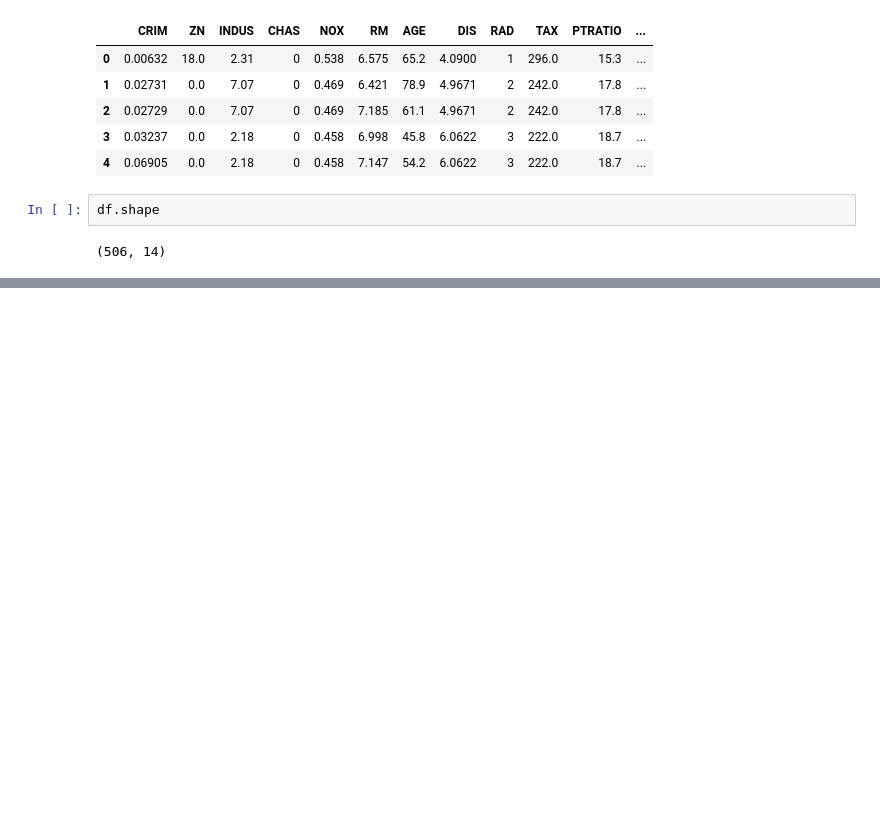
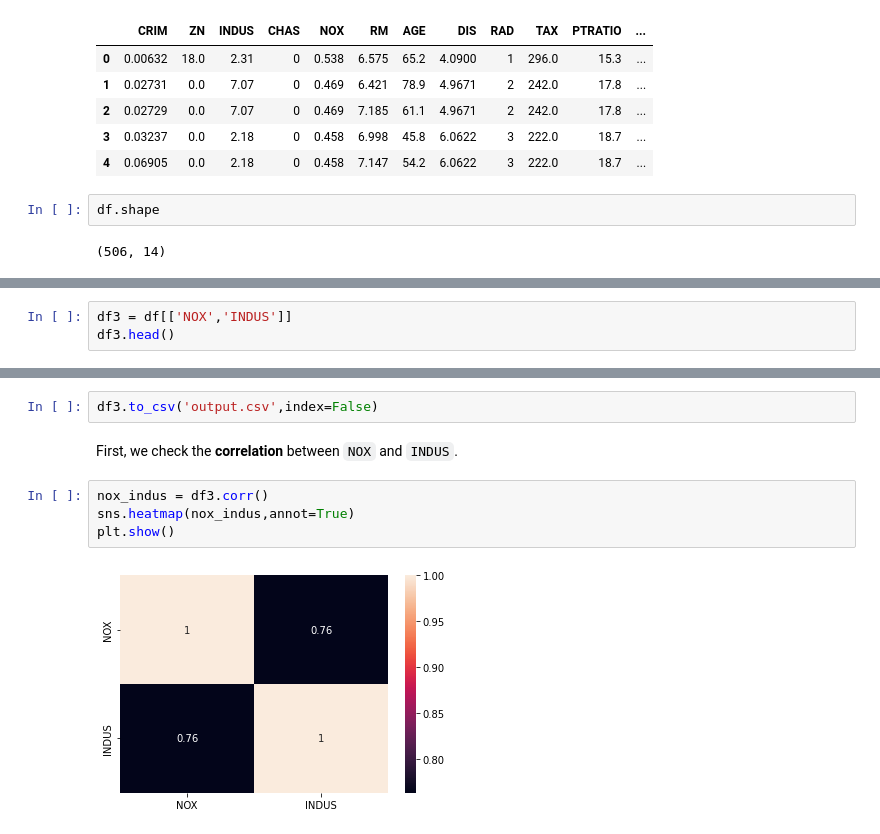
Before and after one commit to huyduong20102004/Boston_House_Prices, a Jupyter notebook: nb.ipynb, the cells around one changed output, grey strips where cells are left out. Saved outputs shown, nothing was run; the diff lists cells and outputs as text; blank space fills up the shorter version.

```diff
--- a/nb.ipynb
+++ b/nb.ipynb
@@ -48,0 +83,3 @@ There are 14 attributes in each case of the dataset. They are:
+# %%
+df3 = df[['NOX','INDUS']]
+df3.head()
@@ -48,0 +93,10 @@ There are 14 attributes in each case of the dataset. They are:
+# %%
+df3.to_csv('output.csv',index=False)
+# %% [markdown]
+First, we check the **correlation** between `NOX` and `INDUS`.
+# %%
+nox_indus = df3.corr()
+sns.heatmap(nox_indus,annot=True)
+plt.show()
+# %% [output]
+[figure, added]
```
Also changed, not shown: parts of 20 cells of this notebook, 1 other file.
